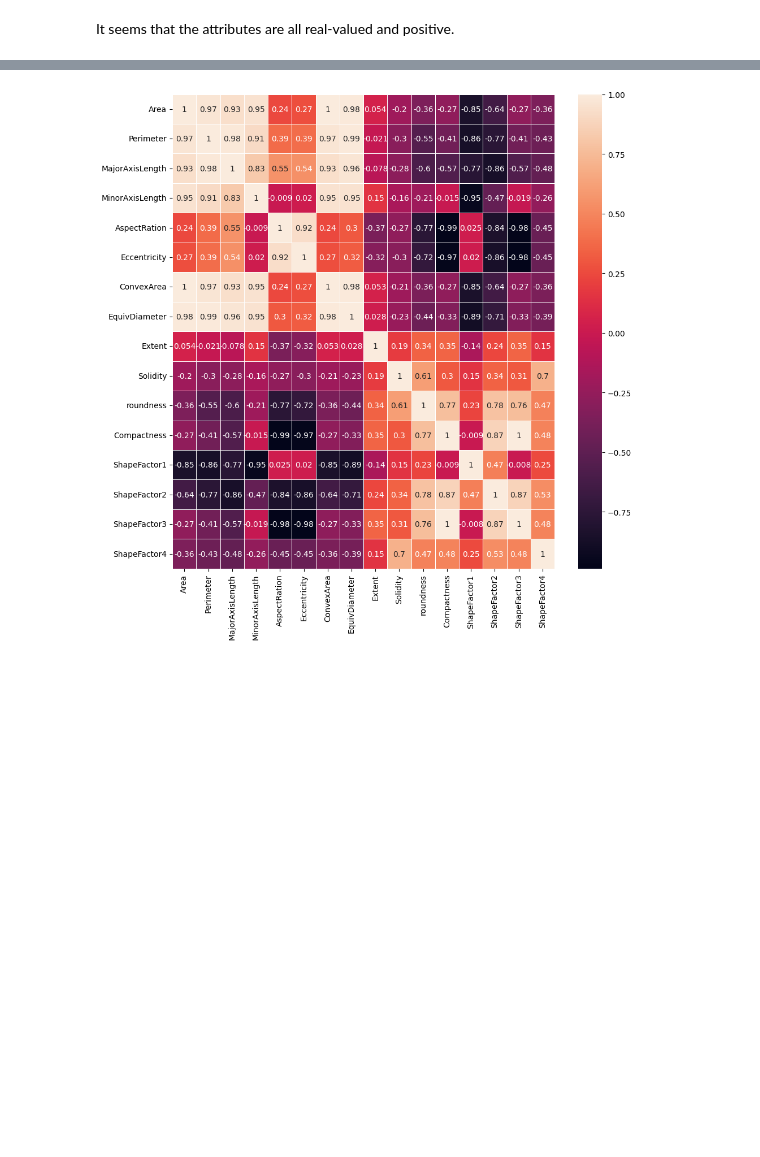
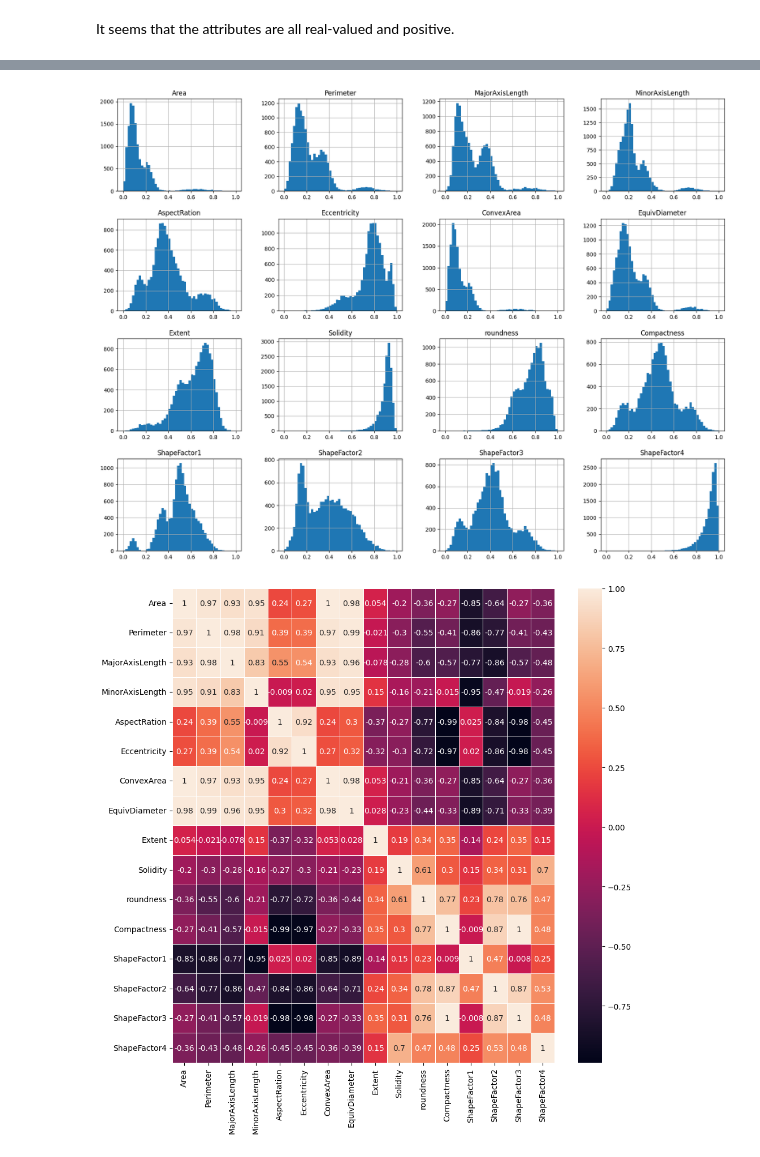
Before and after one commit to samuponz/drybeans, a Jupyter notebook: feature_scaling.ipynb, the cells around one changed output, grey strips where cells are left out. Saved outputs shown, nothing was run; the diff lists cells and outputs as text; code cells hidden in the pictures; blank space fills up the shorter version.

```diff
--- a/feature_scaling.ipynb
+++ b/feature_scaling.ipynb
@@ -70,6 +74,10 @@ df_minmax.describe()
 | 50% | 0.103469 | 0.184992 | 0.204017 | 0.207054 | 0.374443 | 0.787743 | 0.100974 | ... |
 | 75% | 0.174691 | 0.309781 | 0.347394 | 0.279902 | 0.485429 | 0.854208 | 0.171533 | ... |
 | max | 1.000000 | 1.000000 | 1.000000 | 1.000000 | 1.000000 | 1.000000 | 1.000000 | ... |
+# %%
+df_minmax.hist(figsize=(20,15), bins=50);
+# %% [output]
+[figure, added]
 # %%
 fig, ax = plt.subplots(figsize=(10,10))
 corr = sns.heatmap(df_minmax.corr(numeric_only=True).round(3), annot=True, linewidths=.5, ax=ax);
```
Also changed, not shown: parts of 2 cells of this notebook.
